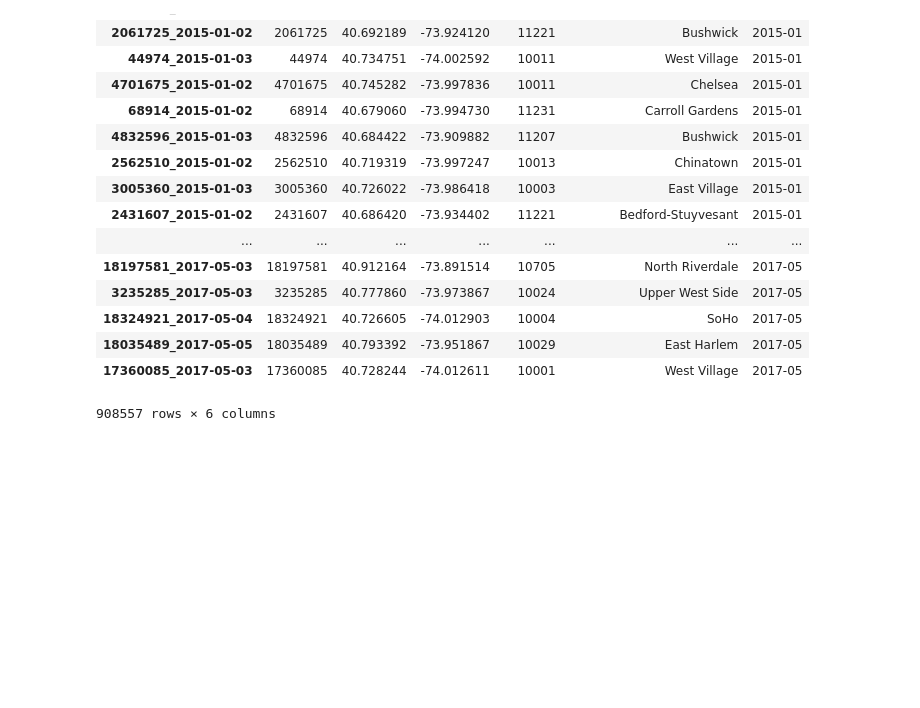
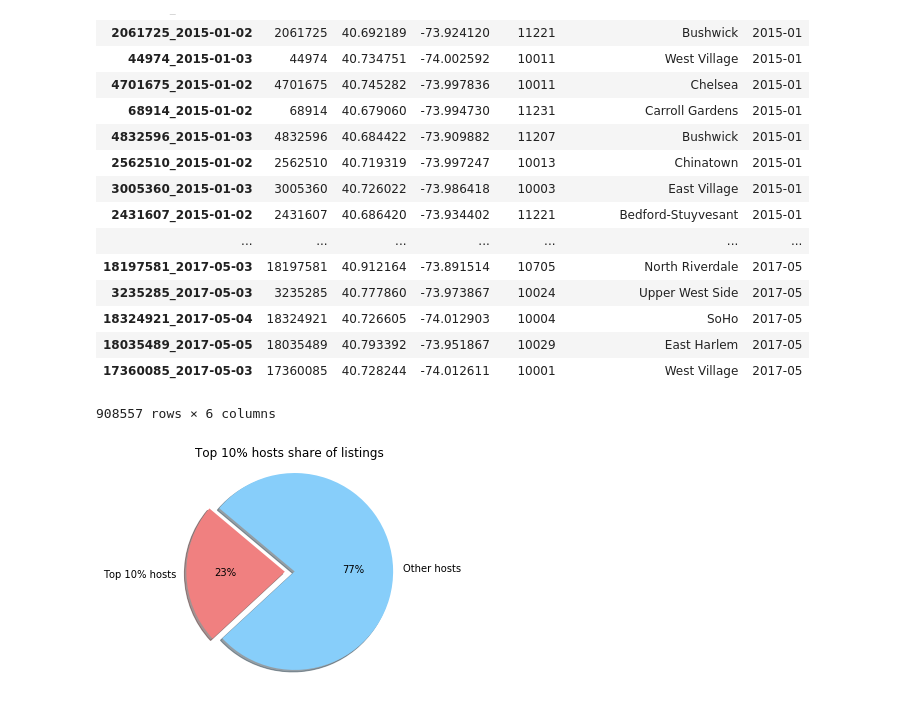
Before and after one commit to Dianaumd/project1, a Jupyter notebook: Project 2 Airbnb Analysis.ipynb, the cells around one changed output. Cells and saved outputs as stored; diff of their text form; code cells hidden in the pictures; blank space fills up the shorter version.

```diff
--- a/Project 2 Airbnb Analysis.ipynb
+++ b/Project 2 Airbnb Analysis.ipynb
@@ -325,3 +328,22 @@ total_listings[['id','latitude','longitude','zipcode','neighbourhood_cleansed','
 | 18035489_2017-05-05 | 18035489 | 40.793392 | -73.951867 | 10029 | East Harlem | 2017-05 |
 | 17360085_2017-05-03 | 17360085 | 40.728244 | -74.012611 | 10001 | West Village | 2017-05 |
 908557 rows × 6 columns
+# %%
+#Trend analysis and visualization
+data = pd.read_csv('./2017-05-02/data/listings_visual.csv')
+listings_by_host = data['host_id'].value_counts()
+top10_listings = listings_by_host.nlargest(n=int(len(listings_by_host)*0.1)).sum()
+# %%
+labels = 'Top 10% hosts', 'Other hosts'
+sizes = [top10_listings/listings_by_host.sum(), 1-top10_listings/listings_by_host.sum()]
+colors = ['lightcoral', 'lightskyblue']
+explode = (0.1, 0)
+
+plt.pie(sizes, explode=explode, labels=labels, colors=colors,
+        autopct='%1.0f%%', shadow=True, startangle=140)
+
+plt.axis('equal')
+plt.title('Top 10% hosts share of listings')
+plt.show()
+# %% [output]
+[figure, added]
```
Also changed, not shown: parts of 17 cells of this notebook.
